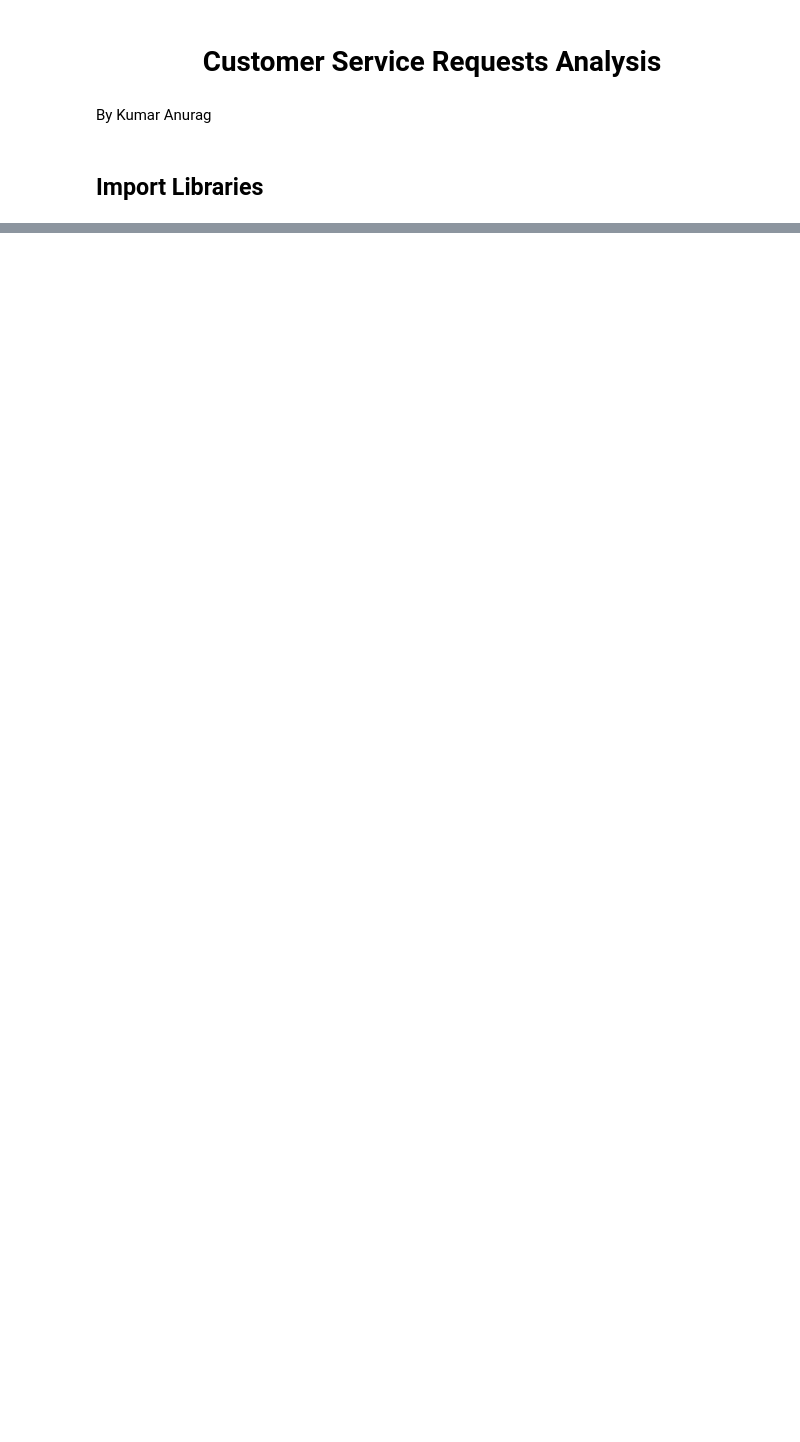
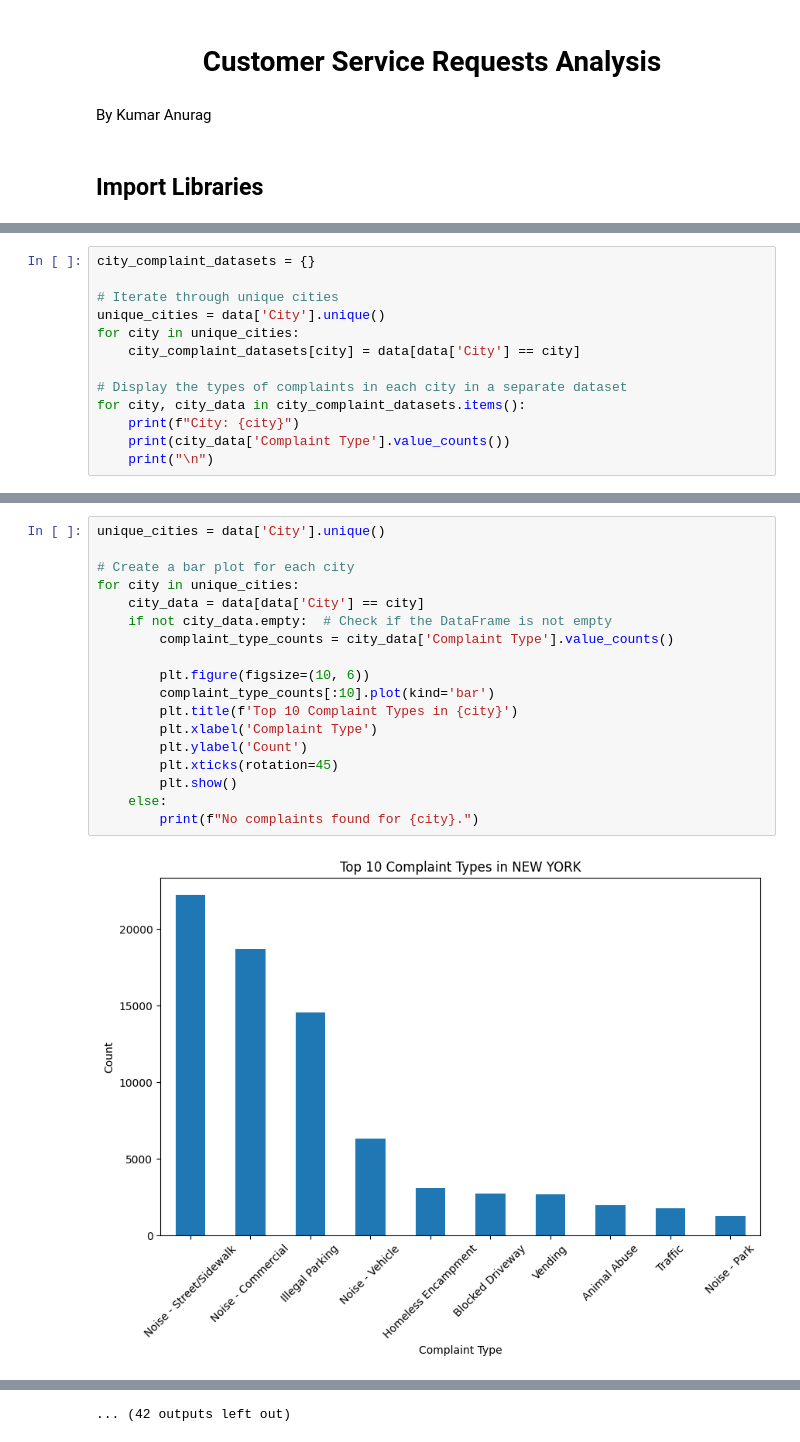
Before and after one commit to kmranrg/Simplilearn_DS, a Jupyter notebook: DataScienceWithPython/Final Projects/Customer Service Requests Analysis/P01/Customer Service Requests Analysis.ipynb, the cells around one changed output, grey strips where cells are left out. Cells and saved outputs as stored; diff of their text form; blank space fills up the shorter version.

```diff
--- a/DataScienceWithPython/Final Projects/Customer Service Requests Analysis/P01/Customer Service Requests Analysis.ipynb
+++ b/DataScienceWithPython/Final Projects/Customer Service Requests Analysis/P01/Customer Service Requests Analysis.ipynb
@@ -68,0 +132,13 @@ dtype: int64
+# %%
+city_complaint_datasets = {}
+
+# Iterate through unique cities
+unique_cities = data['City'].unique()
+for city in unique_cities:
+    city_complaint_datasets[city] = data[data['City'] == city]
+
+# Display the types of complaints in each city in a separate dataset
+for city, city_data in city_complaint_datasets.items():
+    print(f"City: {city}")
+    print(city_data['Complaint Type'].value_counts())
+    print("\n")
@@ -68,0 +165,20 @@ dtype: int64
+# %%
+unique_cities = data['City'].unique()
+
+# Create a bar plot for each city
+for city in unique_cities:
+    city_data = data[data['City'] == city]
+    if not city_data.empty:  # Check if the DataFrame is not empty
+        complaint_type_counts = city_data['Complaint Type'].value_counts()
+
+        plt.figure(figsize=(10, 6))
+        complaint_type_counts[:10].plot(kind='bar')
+        plt.title(f'Top 10 Complaint Types in {city}')
+        plt.xlabel('Complaint Type')
+        plt.ylabel('Count')
+        plt.xticks(rotation=45)
+        plt.show()
+    else:
+        print(f"No complaints found for {city}.")
+# %% [output]
+[figure, added]
@@ -68,0 +196 @@ dtype: int64
+... (42 outputs left out)
```
Also changed, not shown: parts of 27 cells of this notebook, 3 other files.
